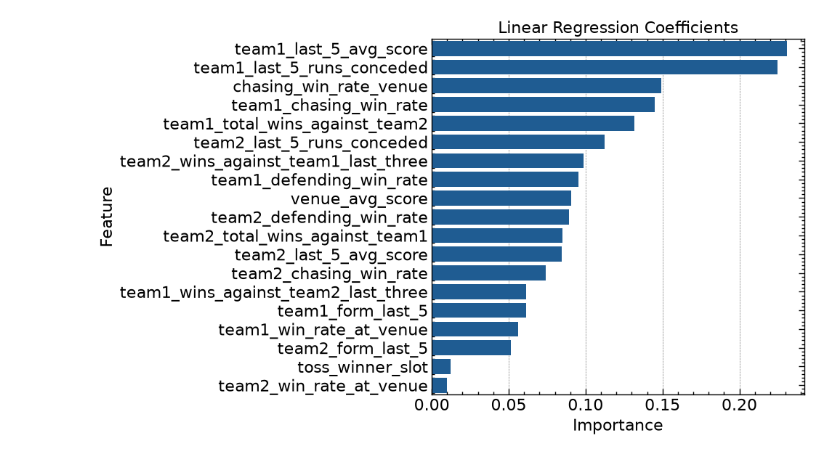
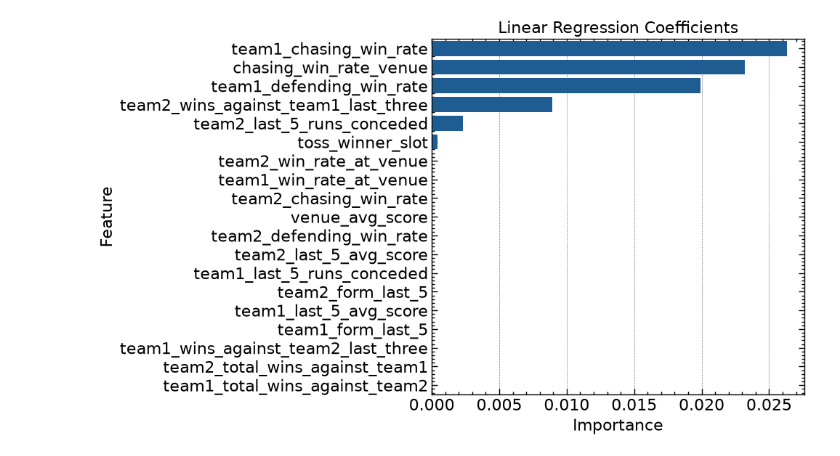
Before and after one commit to Karanveer-Tinna/ipl-cricket-prediction-model, a Jupyter notebook: notebooks/06_model_interpretation.ipynb, the cells around one changed output. Drawn from its saved outputs; the diff is of its cells as text; code cells hidden in the pictures.

```diff
--- a/notebooks/06_model_interpretation.ipynb
+++ b/notebooks/06_model_interpretation.ipynb
@@ -119,16 +119,20 @@ plt.show()
 # %%
+pipeline = joblib.load("../models/no_score/linear_regression.pkl")
+
+model = pipeline.named_steps["regressor"]
+
 importance = model.coef_[0]
 
 sorted_indices = np.argsort(np.abs(importance))[::-1]
 sorted_importance = np.abs(importance)[sorted_indices]
 sorted_features = np.array(features)[sorted_indices]
 
 plt.figure(figsize=(10, 6))
 sns.barplot(x=sorted_importance, y=sorted_features)
 plt.title("Linear Regression Coefficients")
 plt.xlabel("Importance")
 plt.ylabel("Feature")
 plt.tight_layout()
 plt.show()
 # %% [output]
-[figure, old version]
+[figure, new version]
```
Also changed, not shown: parts of 10 cells of this notebook, 13 other files.
